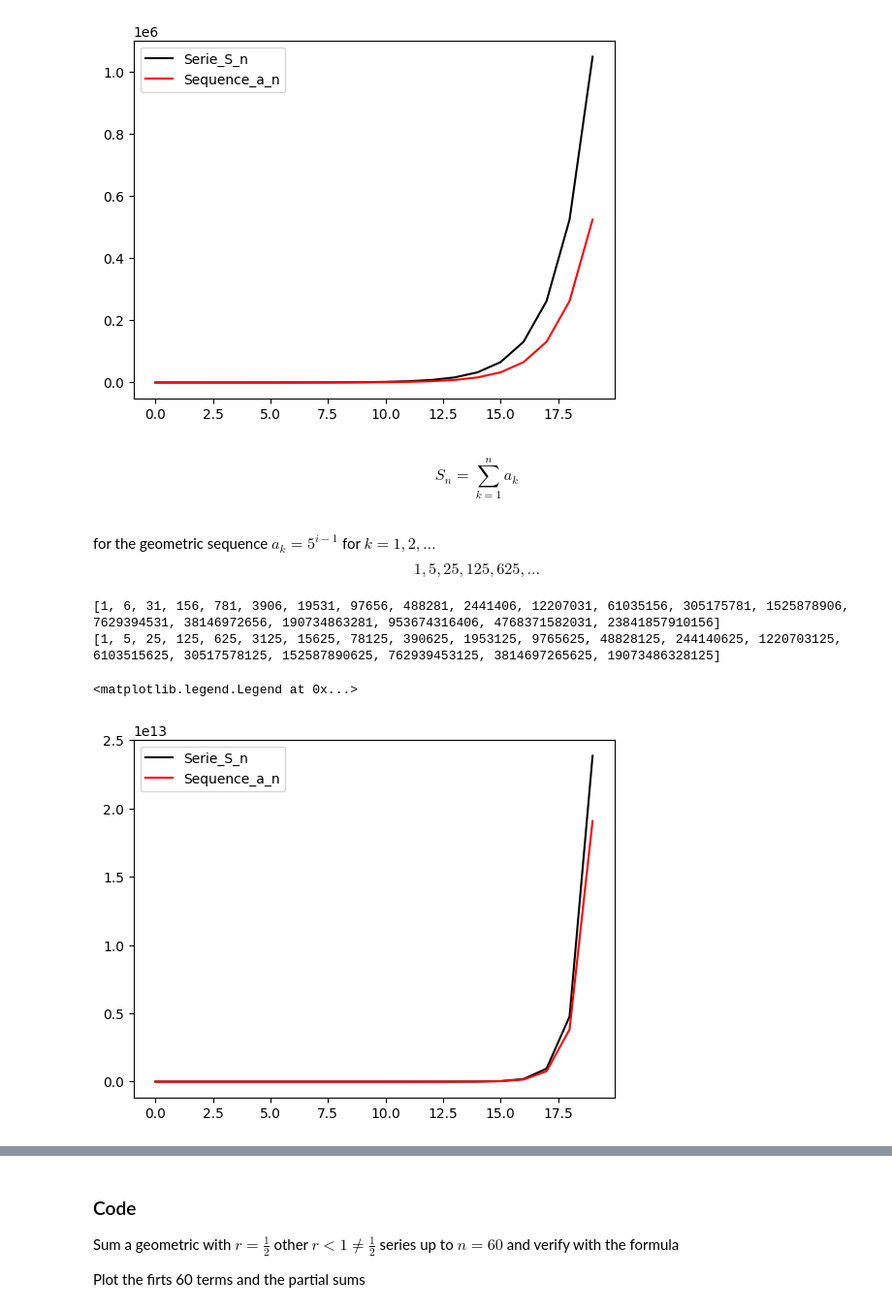
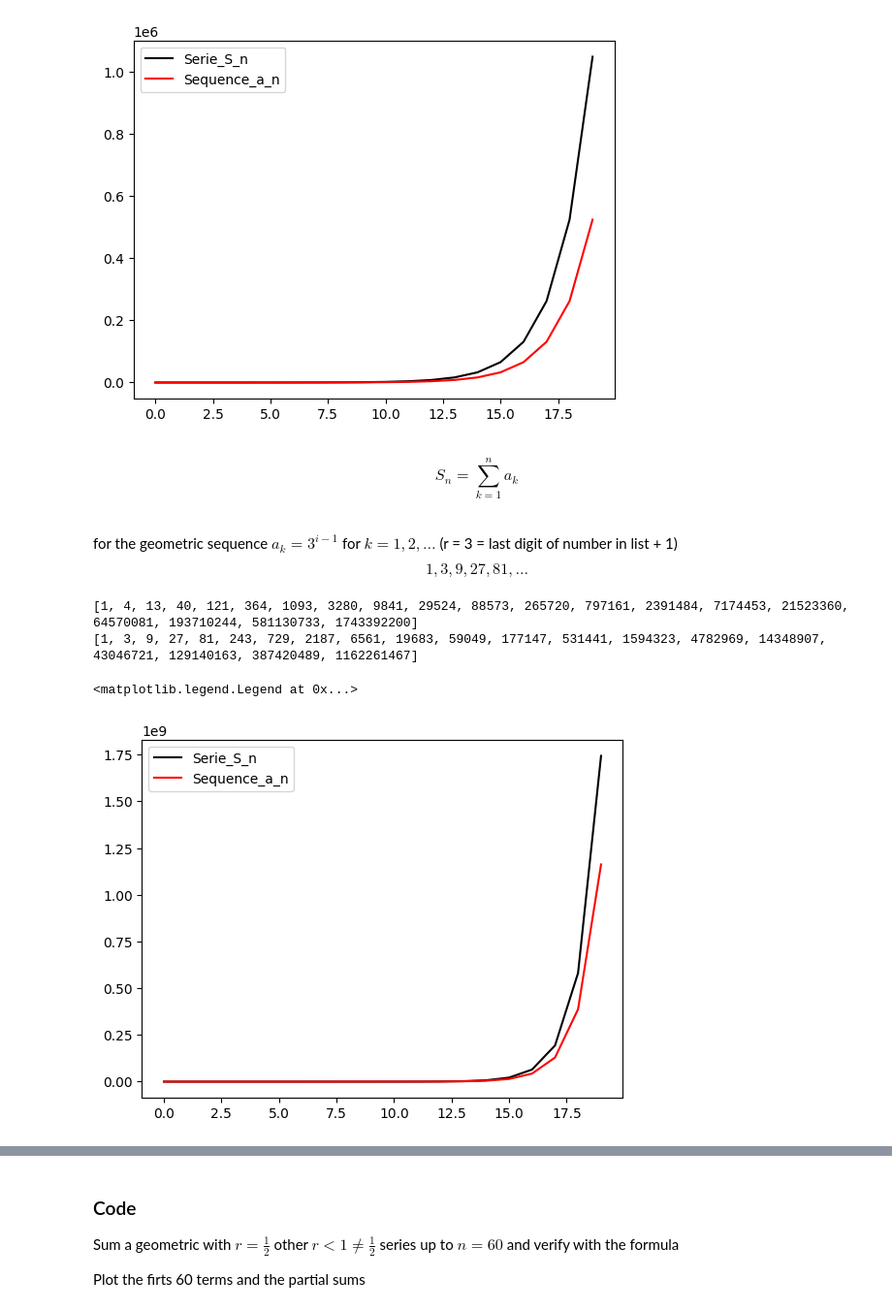
Before and after one commit to dsolisav/MetNumUN2023II, a Jupyter notebook: Lab1/dsolisArithmeticSeriesGeometricSeriesPowerSums.ipynb, the cells around one changed output, grey strips where cells are left out. Shown: that part at 97% size. Drawn from its saved outputs; the diff is of its cells as text; code cells hidden in the pictures.

```diff
--- a/Lab1/dsolisArithmeticSeriesGeometricSeriesPowerSums.ipynb
+++ b/Lab1/dsolisArithmeticSeriesGeometricSeriesPowerSums.ipynb
@@ -225,10 +231,11 @@ import matplotlib.pyplot as plt
 
 n = 15
 S_n = 0
+d=2
 Serie_S_n=[]
 Sequence_a_n =[]
 for i in range(1,n+1):
-  S_n = S_n + 2*i
+  S_n = S_n + d*i
   Serie_S_n.append(S_n)
   Sequence_a_n.append(2*i)
 
@@ -359,32 +366,32 @@ plt.legend()
 $$ S_n  = \sum_{k=1}^n a_k$$
 
 <br />
-for the geometric sequence $a_k = 5^{i-1} $ for $k=1,2,\ldots$
+for the geometric sequence $a_k = 3^{i-1} $ for $k=1,2,\ldots$ (r = 3 = last digit of number in list + 1)
 
 <br />
-$$ 1, 5, 25, 125, 625,\ldots$$
+$$ 1, 3, 9, 27, 81,\ldots$$
 # %%
 import matplotlib.pyplot as plt
 
 n = 20
 S_n = 0
 Serie_S_n=[]
 Sequence_a_n =[]
 for i in range(1,n+1):
-  S_n = S_n + 5**(i-1)
+  S_n = S_n + 3**(i-1)
   Serie_S_n.append(S_n)
-  Sequence_a_n.append(5**(i-1))
+  Sequence_a_n.append(3**(i-1))
 
 print(Serie_S_n)
 print(Sequence_a_n)
 plt.plot(Serie_S_n, color='black',label='Serie_S_n')
 plt.plot(Sequence_a_n, color='red',label='Sequence_a_n')
 plt.legend()
 # %% [output]
-[1, 6, 31, 156, 781, 3906, 19531, 97656, 488281, 2441406, 12207031, 61035156, 305175781, 1525878906, 7629394531, 38146972656, 190734863281, 953674316406, 4768371582031, 23841857910156]
-[1, 5, 25, 125, 625, 3125, 15625, 78125, 390625, 1953125, 9765625, 48828125, 244140625, 1220703125, 6103515625, 30517578125, 152587890625, 762939453125, 3814697265625, 19073486328125]
+[1, 4, 13, 40, 121, 364, 1093, 3280, 9841, 29524, 88573, 265720, 797161, 2391484, 7174453, 21523360, 64570081, 193710244, 581130733, 1743392200]
+[1, 3, 9, 27, 81, 243, 729, 2187, 6561, 19683, 59049, 177147, 531441, 1594323, 4782969, 14348907, 43046721, 129140163, 387420489, 1162261467]
 <matplotlib.legend.Legend at 0x...>
-[figure, old version]
+[figure, new version]
 # %% [markdown]
 ## Zenon Arrow
 
```
Also changed, not shown: parts of 2 cells of this notebook.
